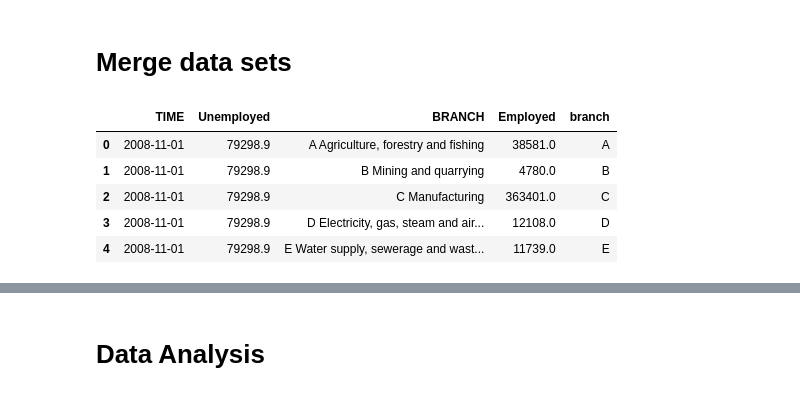
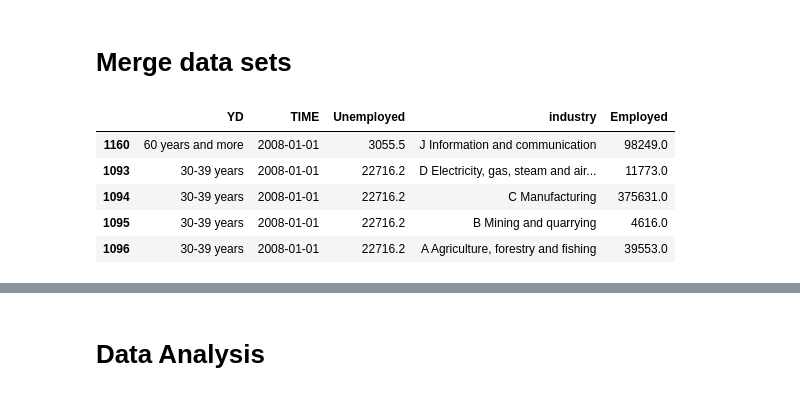
Before and after one commit to ceciliechrstnsn/projects-2021-luna-hjerteknuser, a Jupyter notebook: dataproject/dataproject.ipynb, the cells around one changed output, grey strips where cells are left out. Saved outputs shown, nothing was run; the diff lists cells and outputs as text; code cells hidden in the pictures.

```diff
--- a/dataproject/dataproject.ipynb
+++ b/dataproject/dataproject.ipynb
@@ -42,9 +47,3 @@ Dst.get_subjects()
 | 10 | 18 | Culture and National Church | True | True |
 | 11 | 01 | Geography, environment and energy | True | True |
 | 12 | 19 | Other | True | True |
-# %%
-Dst = pydst.Dst(lang='en')
-# printing list of subjects in the DST database
-Dst.get_subjects()
-# We're interested in the labour marking which is a part the subject 'Labour, income and wealth' with id=04
-tables = Dst.get_tables(subjects=['04'])
@@ -404,0 +111,9 @@ lsk01.head()
+# %%
+#### do we need this part?
+variables = {'YD': ['TOT','MEN', 'KVR', 'U25', 'O25', 'O30', 'O40', 'O50', 'O60'], 'SAESONFAK': ['10'],'Tid': ['*']}
+aus07 = Dst.get_data(table_id = 'AUS07', variables = variables)
+aus07 = aus07.drop(['SAESONFAK'], axis=1)
+
+aus07['TID'] = aus07['TID'].str.replace(r'\D', '')
+aus07['TID'] =  pd.to_datetime(aus07['TID'],
+                              format='%Y%m')
@@ -404,0 +204,13 @@ lsk01.head()
+# %%
+# Storing relevant data
+variables = {'BRANCHEDB071038': ['TOT', 'A', 'B', 'C', 'D', 'E', 'F', 'G', 'H', 'I', 'J', 'K', 'L', 'M', 'N', 'O', 'P', 'Q', 'R', 'S', 'X'],'Tid': ['*']}
+lbesk03 = Dst.get_data(table_id = 'LBESK03', variables = variables)
+lbesk03.rename(columns = {'BRANCHEDB071038': 'industry'}, inplace = True)
+
+lbesk03['TID'] = lbesk03['TID'].str.replace(r'\D', '')
+lbesk03['TID'] =  pd.to_datetime(lbesk03['TID'],
+                              format='%Y%m')
+
+lbesk03 = lbesk03.sort_values('TID')
+
+lbesk03.head(100)
@@ -406,15 +305,16 @@ lsk01.head()
 # Merge data sets
 # %%
 dstmerge = pd.merge(aus07, lbesk03, how='outer', on=['TID']);
-dstmerge.rename(columns = {'INDHOLD_x': 'Unemployed', 'INDHOLD_y': 'Employed', 'TID': 'TIME', 'BRANCHEDB071038': 'BRANCH'}, inplace = True)
+dstmerge.rename(columns = {'INDHOLD_x': 'Unemployed', 'INDHOLD_y': 'Employed', 'TID': 'TIME'}, inplace = True)
+# Removing pre 2008 as there are empty cells
+dstmerge = dstmerge.dropna(axis=0)
+dstmerge = dstmerge.sort_values('TIME')
 
-#### HVAD BRUGER VI NEDENSTÅENDE TIL?
-dstmerge['branch'] = dstmerge['BRANCH'].str[:1]
 dstmerge.head()
 # %% [output]
-|  | TIME | Unemployed | BRANCH | Employed | branch |
-| 0 | 2008-11-01 | 79298.9 | A Agriculture, forestry and fishing | 38581.0 | A |
-| 1 | 2008-11-01 | 79298.9 | B Mining and quarrying | 4780.0 | B |
-| 2 | 2008-11-01 | 79298.9 | C Manufacturing | 363401.0 | C |
-| 3 | 2008-11-01 | 79298.9 | D Electricity, gas, steam and air... | 12108.0 | D |
-| 4 | 2008-11-01 | 79298.9 | E Water supply, sewerage and wast... | 11739.0 | E |
+|  | YD | TIME | Unemployed | industry | Employed |
+| 1160 | 60 years and more | 2008-01-01 | 3055.5 | J Information and communication | 98249.0 |
+| 1093 | 30-39 years | 2008-01-01 | 22716.2 | D Electricity, gas, steam and air... | 11773.0 |
+| 1094 | 30-39 years | 2008-01-01 | 22716.2 | C Manufacturing | 375631.0 |
+| 1095 | 30-39 years | 2008-01-01 | 22716.2 | B Mining and quarrying | 4616.0 |
+| 1096 | 30-39 years | 2008-01-01 | 22716.2 | A Agriculture, forestry and fishing | 39553.0 |
```
Also changed, not shown: parts of 55 cells of this notebook.
